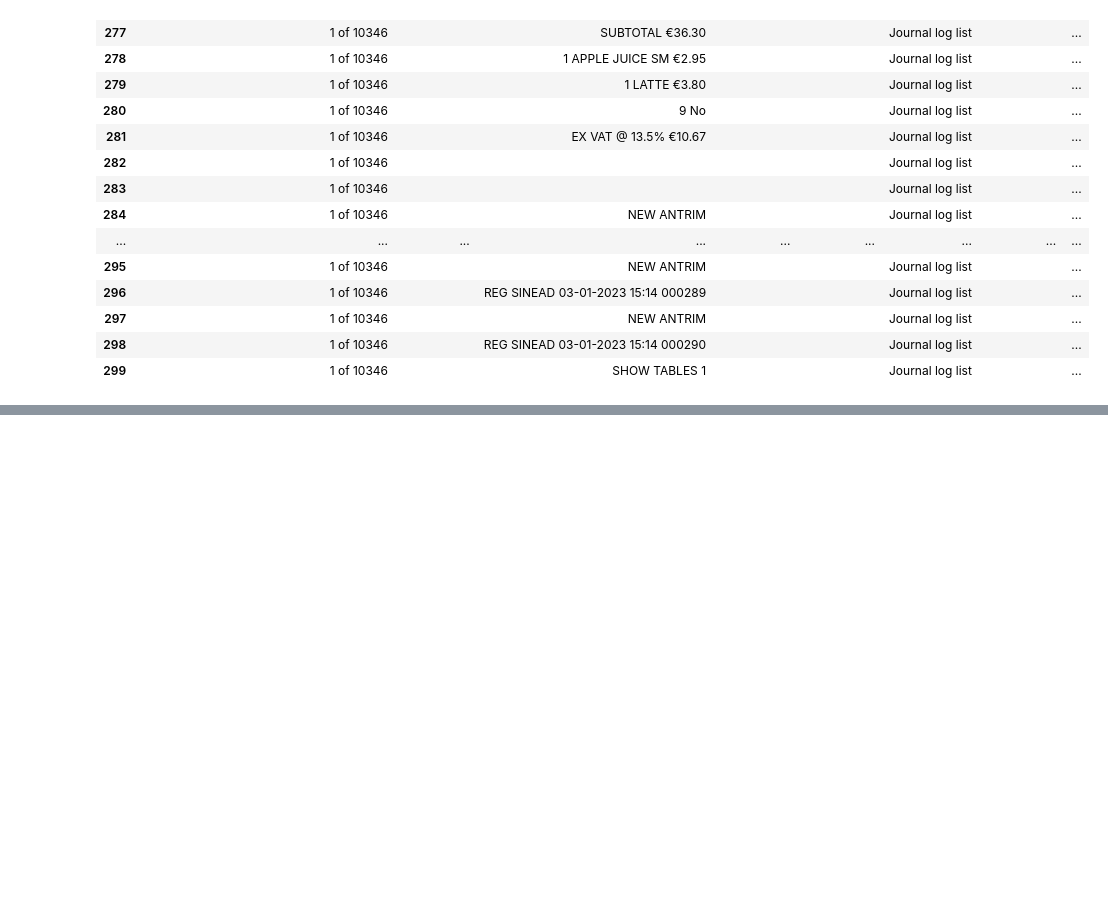
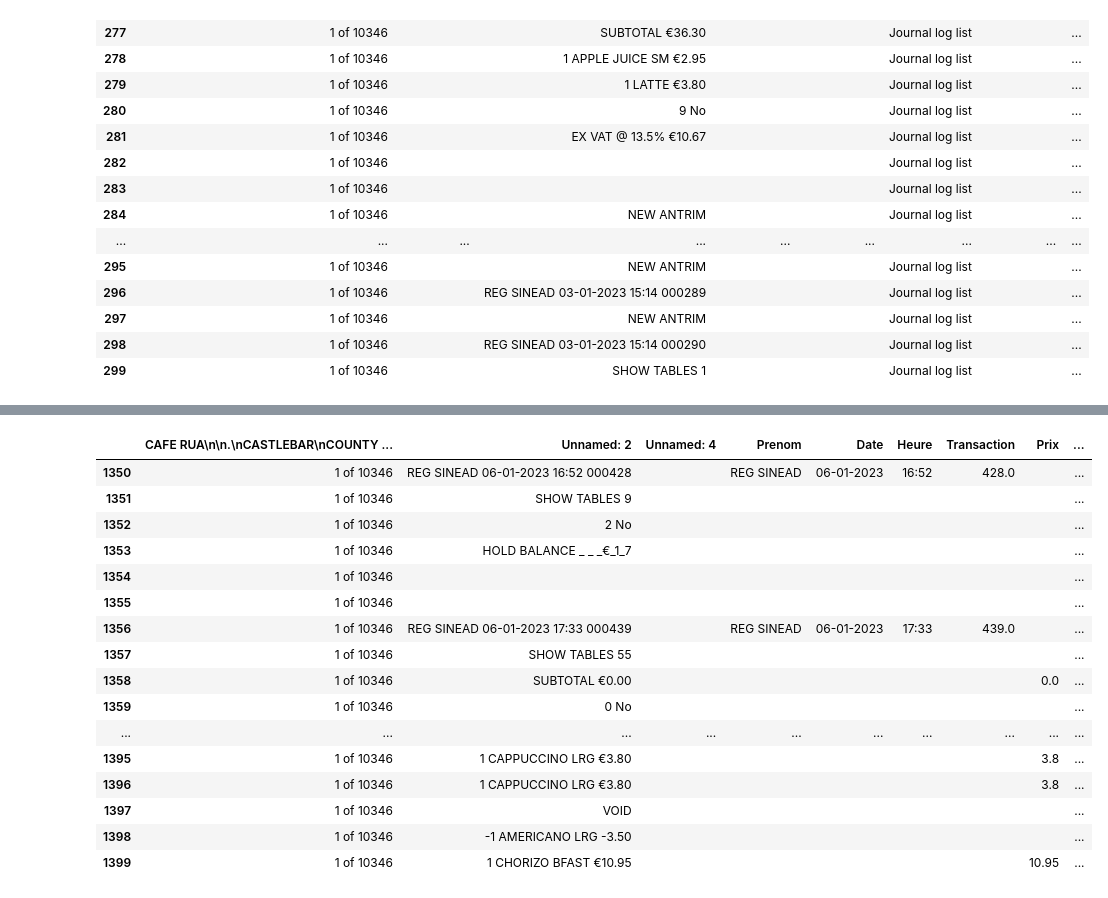
Before and after one commit to charlesdaigre/project_lewagon_rua, a Jupyter notebook: Untitled2.ipynb, the cells around one changed output, grey strips where cells are left out. Saved outputs shown, nothing was run; the diff lists cells and outputs as text; code cells hidden in the pictures; blank space fills up the shorter version.

```diff
--- a/Untitled2.ipynb
+++ b/Untitled2.ipynb
@@ -461,0 +339,22 @@ df_rua.to_csv('rua_2023_clean_v2.csv', index=False)
+# %%
+df_rua.fillna(' ', inplace=True)
+# %%
+df_rua.iloc[1350:1400]
+# %% [output]
+|  | CAFE RUA\n\n.\nCASTLEBAR\nCOUNTY ... | Unnamed: 2 | Unnamed: 4 | Prenom | Date | Heure | Transaction | Prix | ... |
+| 1350 | 1 of 10346 | REG SINEAD 06-01-2023 16:52 000428 |  | REG SINEAD | 06-01-2023 | 16:52 | 428.0 |  | ... |
+| 1351 | 1 of 10346 | SHOW TABLES 9 |  |  |  |  |  |  | ... |
+| 1352 | 1 of 10346 | 2 No |  |  |  |  |  |  | ... |
+| 1353 | 1 of 10346 | HOLD BALANCE _ _ _€_1_7 |  |  |  |  |  |  | ... |
+| 1354 | 1 of 10346 |  |  |  |  |  |  |  | ... |
+| 1355 | 1 of 10346 |  |  |  |  |  |  |  | ... |
+| 1356 | 1 of 10346 | REG SINEAD 06-01-2023 17:33 000439 |  | REG SINEAD | 06-01-2023 | 17:33 | 439.0 |  | ... |
+| 1357 | 1 of 10346 | SHOW TABLES 55 |  |  |  |  |  |  | ... |
+| 1358 | 1 of 10346 | SUBTOTAL €0.00 |  |  |  |  |  | 0.0 | ... |
+| 1359 | 1 of 10346 | 0 No |  |  |  |  |  |  | ... |
+| ... | ... | ... | ... | ... | ... | ... | ... | ... | ... |
+| 1395 | 1 of 10346 | 1 CAPPUCCINO LRG €3.80 |  |  |  |  |  | 3.8 | ... |
+| 1396 | 1 of 10346 | 1 CAPPUCCINO LRG €3.80 |  |  |  |  |  | 3.8 | ... |
+| 1397 | 1 of 10346 | VOID |  |  |  |  |  |  | ... |
+| 1398 | 1 of 10346 | -1 AMERICANO LRG -3.50 |  |  |  |  |  |  | ... |
+| 1399 | 1 of 10346 | 1 CHORIZO BFAST €10.95 |  |  |  |  |  | 10.95 | ... |
```
Also changed, not shown: parts of 28 cells of this notebook.
